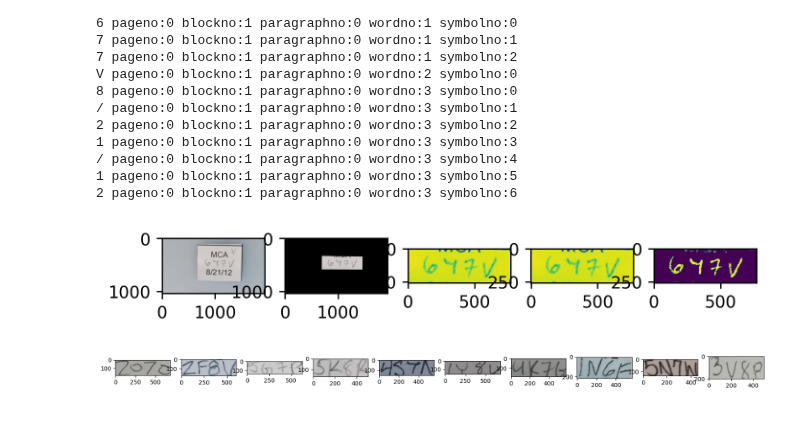
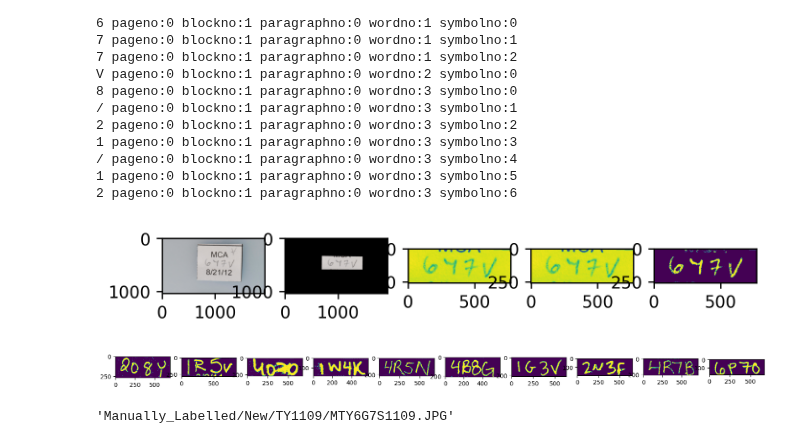
Before and after one commit to Jor-Lee/Guppies, a Jupyter notebook: Python_Files/ML_preprocessing.ipynb, the cells around one changed output. Drawn from its saved outputs; the diff is of its cells as text; code cells hidden in the pictures.

Commit message:
Increased ID height allowance to 20%
Former-commit-id: 230a943c46db06a811e73e8af30492e754bf2248

```diff
--- a/Python_Files/ML_preprocessing.ipynb
+++ b/Python_Files/ML_preprocessing.ipynb
@@ -138,14 +141,11 @@ def GetImageAndParaBox(file, client, verbose=False):
             for word in paragraph.words:
                 for symbol in word.symbols:
                     vertices = extract_vertices(symbol.bounding_box)
-                    if (character_height - (character_height / 10)) <= vertices[0][1] <= (character_height + (character_height / 10)):
+                    if (character_height - (character_height / 5)) <= vertices[0][1] <= (character_height + (character_height / 5)):
                         ID_vertices.append(np.array(vertices))
 
     para_boxes = np.array(ID_vertices)
     para_box = combine_paraboxes(para_boxes)
-
-    miny, maxy, minx, maxx = np.min(para_box[:,0]), np.max(para_box[:,0]), np.min(para_box[:,1]), np.max(para_box[:,1])
-    frame = frame[minx:maxx, miny:maxy]
 
     plt.imshow(frame)
 
@@ -232,8 +232,8 @@ def GetImageAndParaBox(file, client, verbose=False):
 # %%
 def extract_ID_handwriting(frame, paragraph_vertices, verbose=False):
 
-    padx = 100
-    pady = 60
+    padx = 60
+    pady = 40
 
     #firstly find the box around the identity, and also calculate the approx angle of rotation of that box.
     adapted_para_box = paragraph_vertices.copy()
@@ -495,7 +497,12 @@ np.random.shuffle(new_jpg_files)
 # %%
 fig,ax = plt.subplots(1,10, figsize=(20,20))
 for i in range(10):
-    frame, parabox = GetImageAndParaBox(new_jpg_files[i], client, verbose=False)
-    ax[i].imshow(frame)
+    frame, para_box = GetImageAndParaBox(new_jpg_files[40 + i], client, verbose=False)
+    ID = extract_ID_handwriting(frame, para_box, verbose=False)
+    ax[i].imshow(ID)
 # %% [output]
-[figure, old version]
+[figure, new version]
+# %%
+new_jpg_files[39]
+# %% [output]
+'Manually_Labelled/New/TY1109/MTY6G7S1109.JPG'
```
Also changed, not shown: parts of 5 cells of this notebook, 2 other files.
